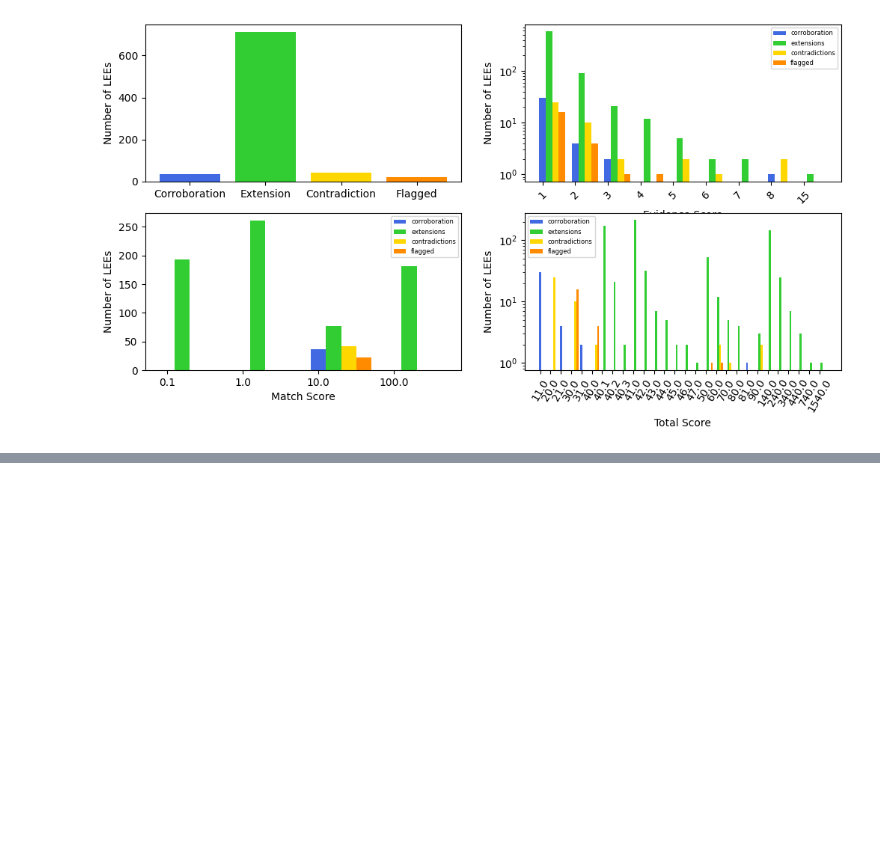
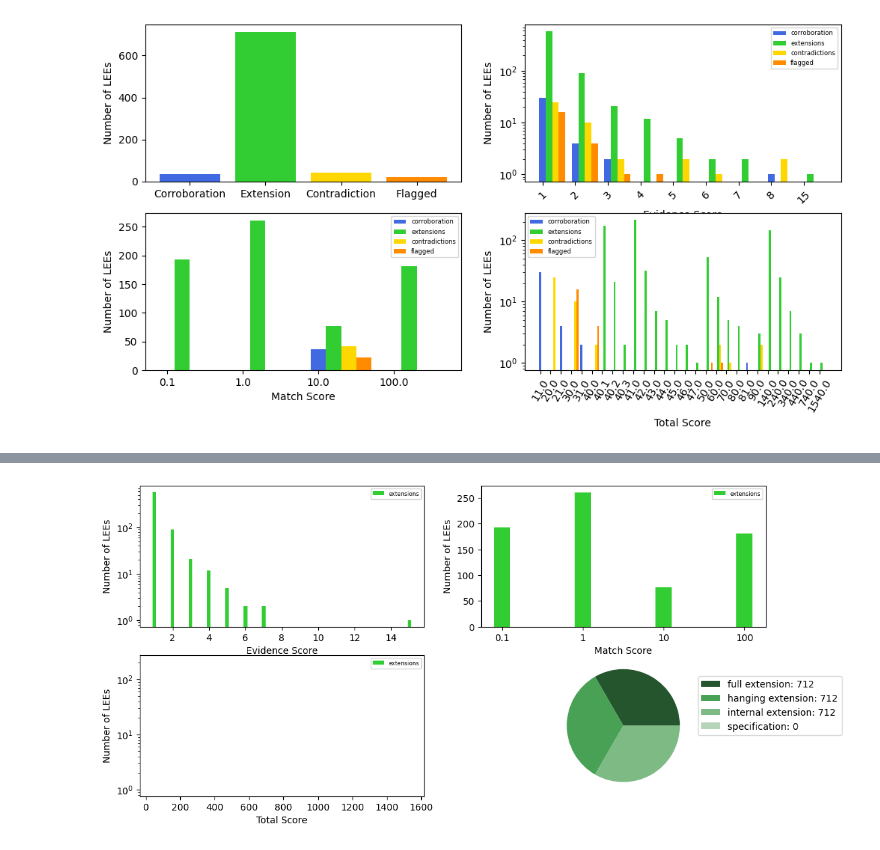
Before and after one commit to pitt-miskov-zivanov-lab/VIOLIN, a Jupyter notebook: examples/use_VIOLIN.ipynb, the cells around one changed output, grey strips where cells are left out. Cells and saved outputs as stored; diff of their text form; code cells hidden in the pictures; blank space fills up the shorter version.

```diff
--- a/examples/use_VIOLIN.ipynb
+++ b/examples/use_VIOLIN.ipynb
@@ -79,0 +93,4 @@ visualize(match_dict, kind_dict, out_file+'_outputDF.csv', filter_opt='100%')
+# %%
+visualize(match_dict, kind_dict, out_file+'_extensions.csv', filter_opt='100%')
+# %% [output]
+[figure, added]
```
Also changed, not shown: parts of 8 cells of this notebook.
